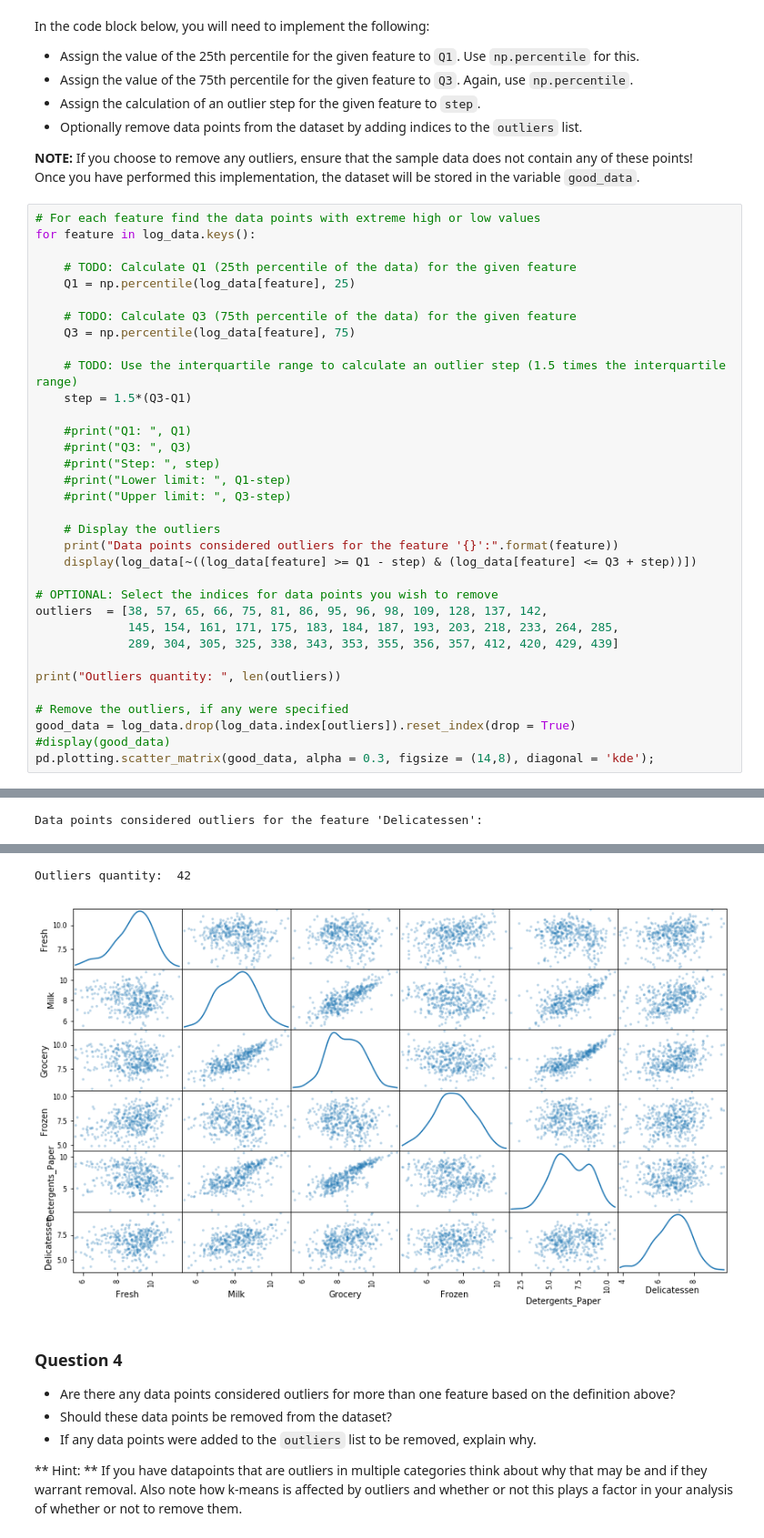
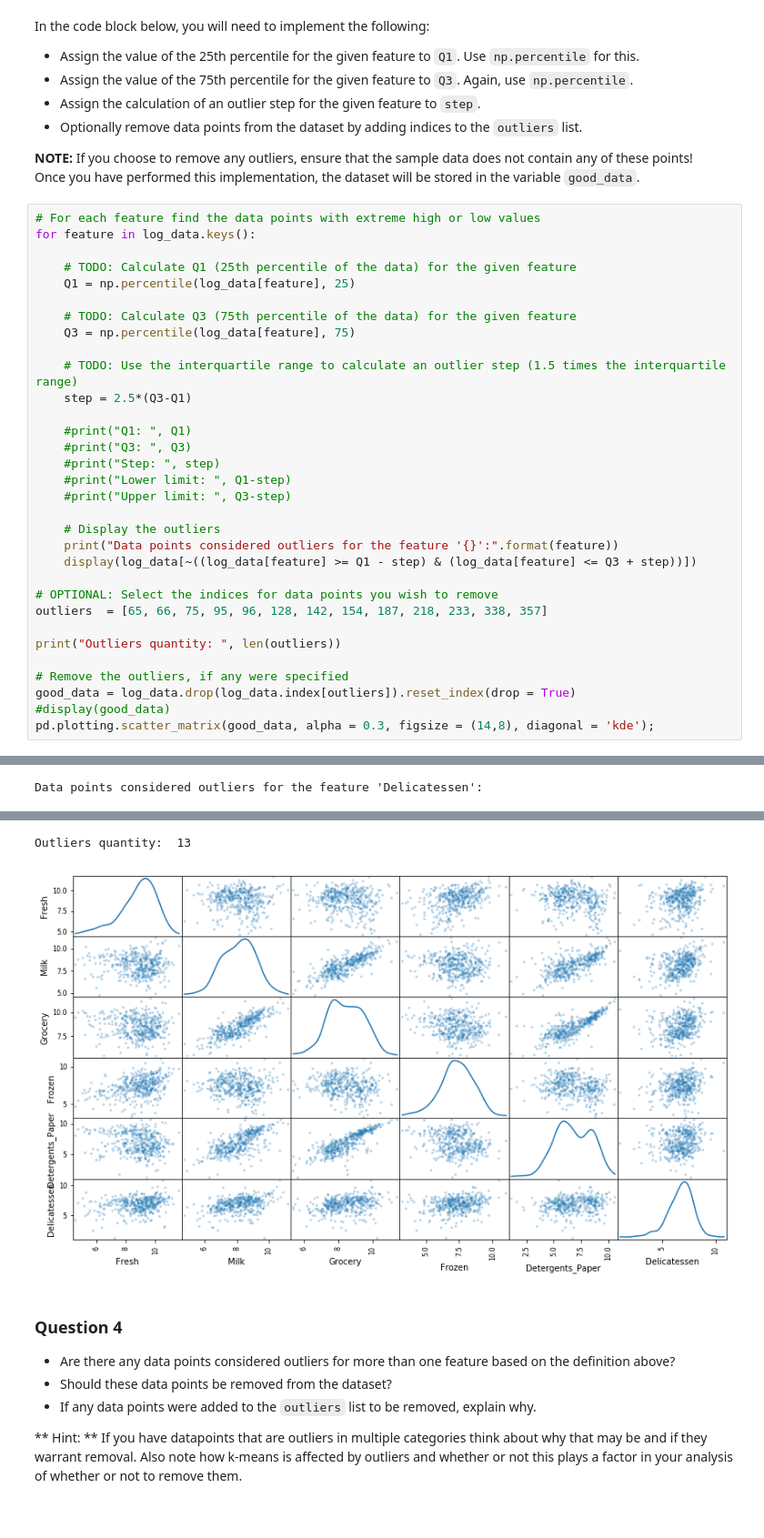
Before and after one commit to stevelee87/Customer_Segments, a Jupyter notebook: customer_segments.ipynb, the cells around one changed output, grey strips where cells are left out. Shown at 91% size. Drawn from its saved outputs; the diff is of its cells as text.

```diff
--- a/customer_segments.ipynb
+++ b/customer_segments.ipynb
@@ -220,7 +290,7 @@ for feature in log_data.keys():
     Q3 = np.percentile(log_data[feature], 75)
 
     # TODO: Use the interquartile range to calculate an outlier step (1.5 times the interquartile range)
-    step = 1.5*(Q3-Q1)
+    step = 2.5*(Q3-Q1)
 
     #print("Q1: ", Q1)
     #print("Q3: ", Q3)
@@ -233,9 +303,7 @@ for feature in log_data.keys():
     display(log_data[~((log_data[feature] >= Q1 - step) & (log_data[feature] <= Q3 + step))])
 
 # OPTIONAL: Select the indices for data points you wish to remove
-outliers  = [38, 57, 65, 66, 75, 81, 86, 95, 96, 98, 109, 128, 137, 142,
-             145, 154, 161, 171, 175, 183, 184, 187, 193, 203, 218, 233, 264, 285,
-             289, 304, 305, 325, 338, 343, 353, 355, 356, 357, 412, 420, 429, 439]
+outliers  = [65, 66, 75, 95, 96, 128, 142, 154, 187, 218, 233, 338, 357]
 
 print("Outliers quantity: ", len(outliers))
 
@@ -307,5 +340,5 @@ Data points considered outliers for the feature 'Delicatessen':
-Outliers quantity:  42
+Outliers quantity:  13
-[figure, old version]
+[figure, new version]
 # %% [markdown]
 ### Question 4
 * Are there any data points considered outliers for more than one feature based on the definition above?
```
Also changed, not shown: parts of 30 cells of this notebook, 1 other file.
